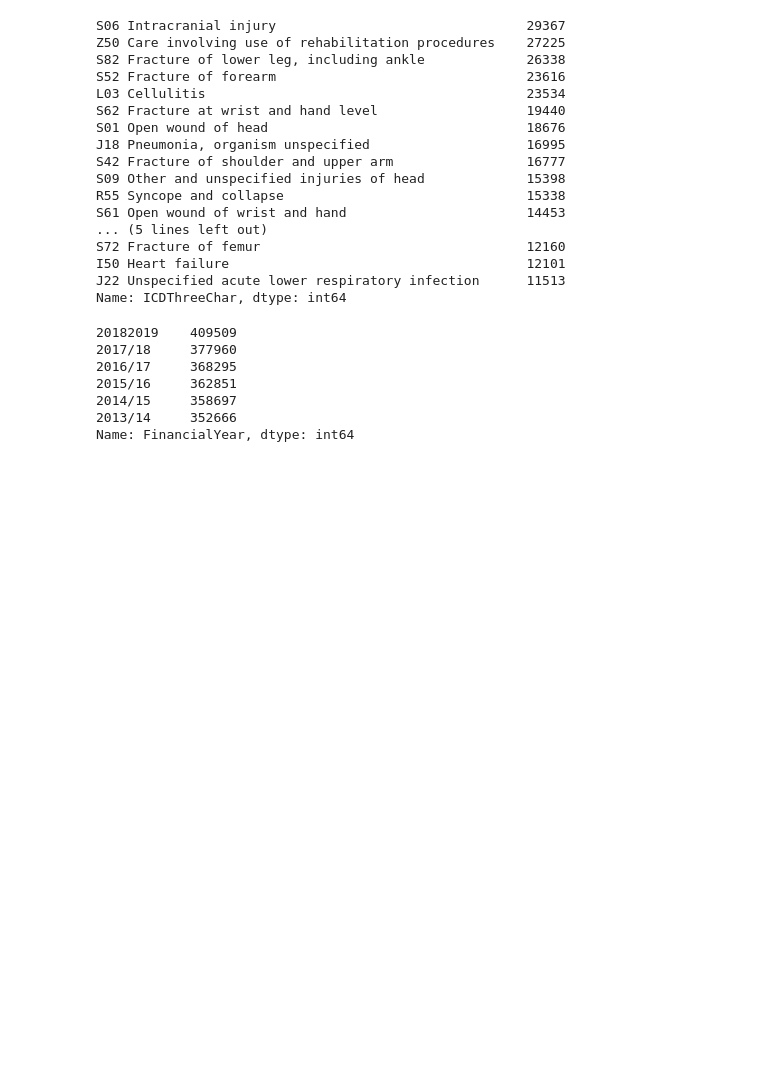
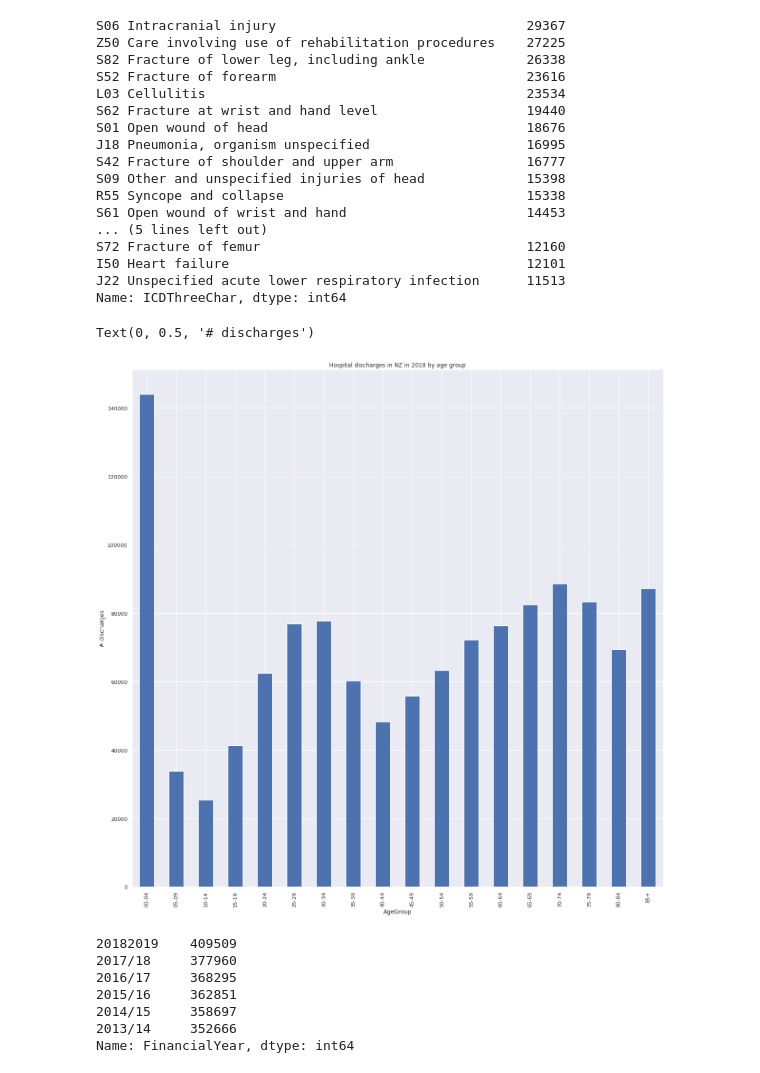
Before and after one commit to UoA-eResearch/hospitals_nz, a Jupyter notebook: train.ipynb, the cells around one changed output. Drawn from its saved outputs; the diff is of its cells as text; code cells hidden in the pictures; blank space fills up the shorter version.

```diff
--- a/train.ipynb
+++ b/train.ipynb
@@ -526,6 +526,13 @@ S72 Fracture of femur                                  12160
 I50 Heart failure                                      12101
 J22 Unspecified acute lower respiratory infection      11513
 Name: ICDThreeChar, dtype: int64
+# %%
+discharges[discharges.FinancialYear == 20182019].groupby("AgeGroup")["Discharges"].sum().plot.bar()
+plt.title("Hospital discharges in NZ in 2018 by age group")
+plt.ylabel("# discharges")
+# %% [output]
+Text(0, 0.5, '# discharges')
+[figure, added]
 # %%
 discharges.FinancialYear.value_counts(dropna=False)
 # %% [output]
```
Also changed, not shown: parts of 7 cells of this notebook, 1 other file.
